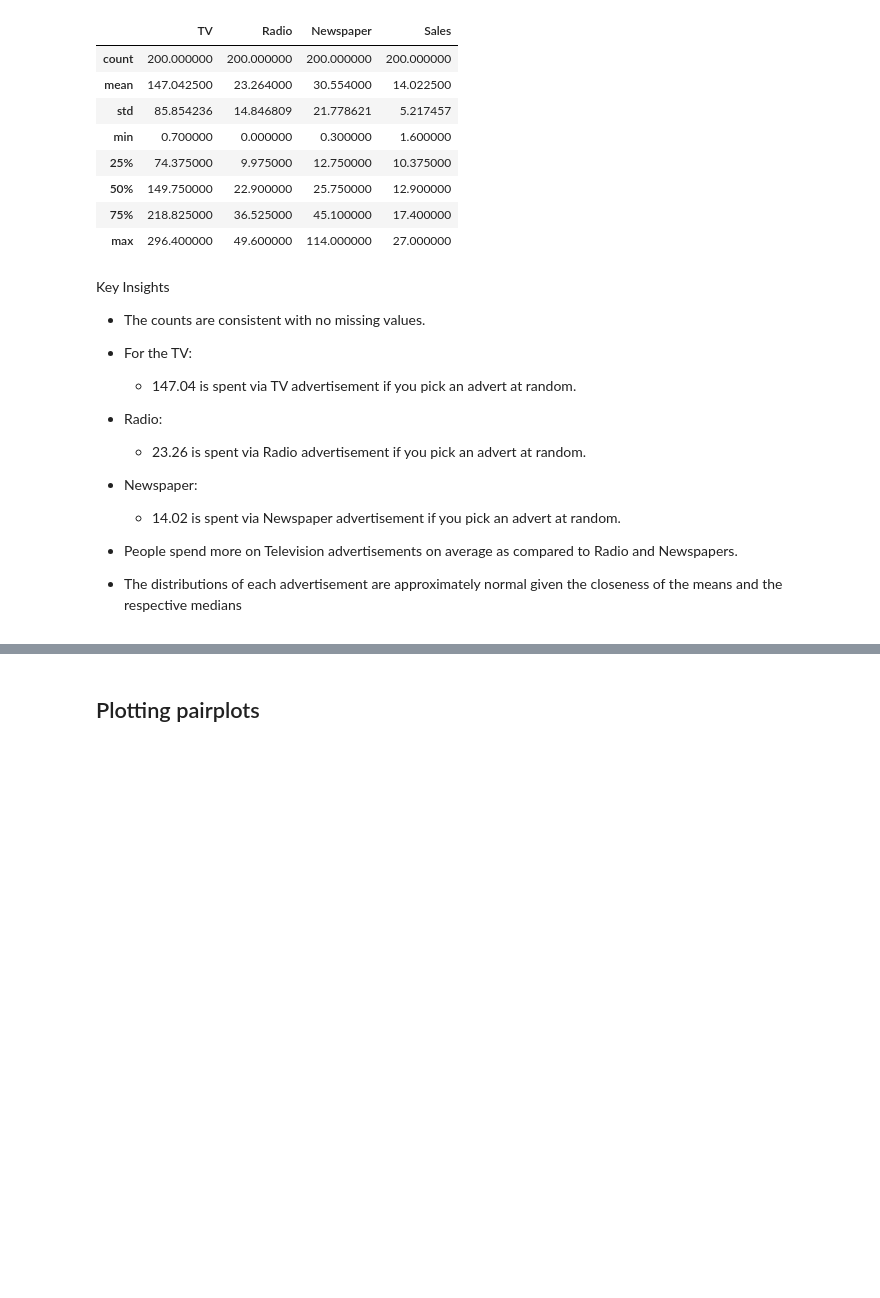
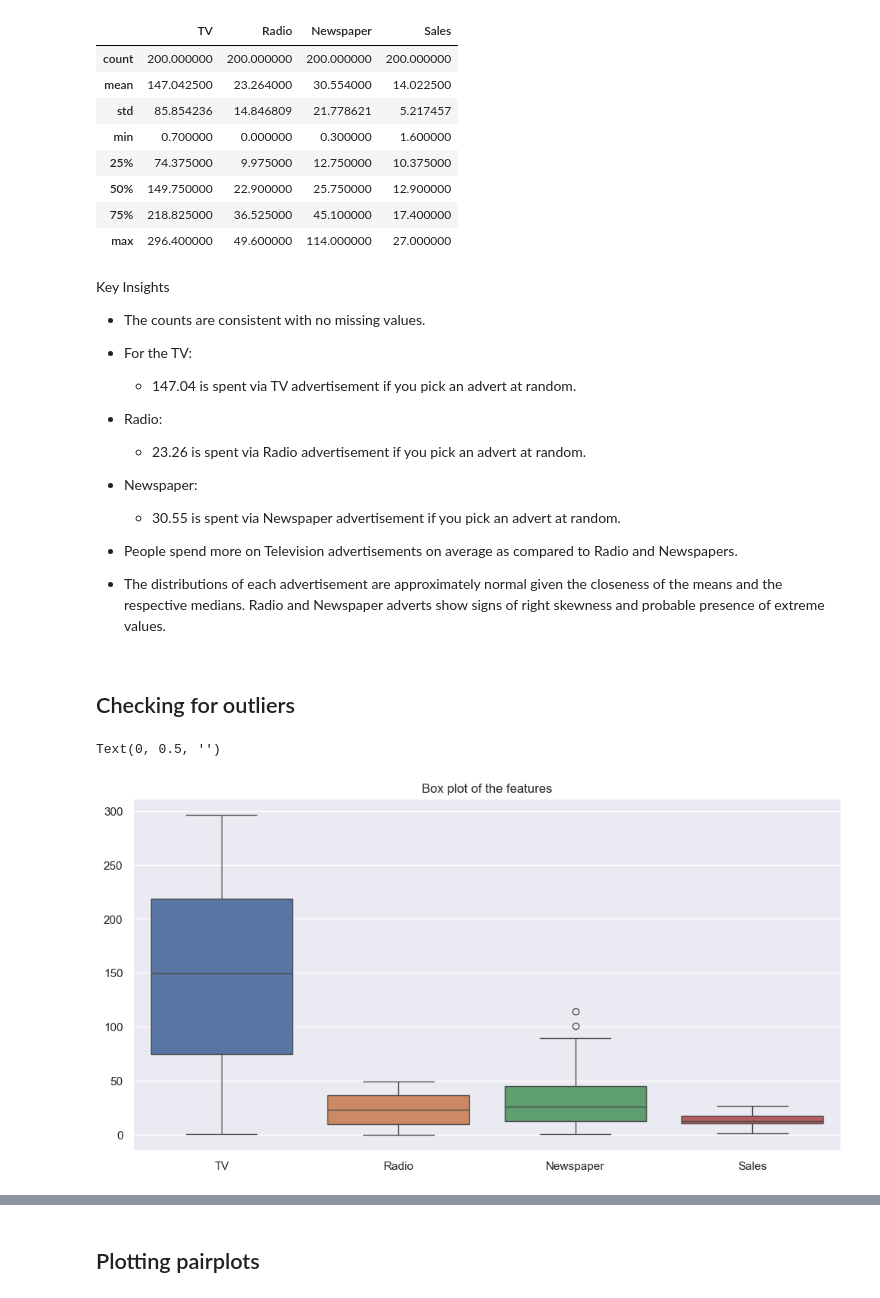
Before and after one commit to kjkyagambiddwa/OIBSIP, a Jupyter notebook: DataScience-Task5-SalesPrediction/Sales_Prediction.ipynb, the cells around one changed output, grey strips where cells are left out. Saved outputs shown, nothing was run; the diff lists cells and outputs as text; code cells hidden in the pictures; blank space fills up the shorter version.

```diff
--- a/DataScience-Task5-SalesPrediction/Sales_Prediction.ipynb
+++ b/DataScience-Task5-SalesPrediction/Sales_Prediction.ipynb
@@ -88,7 +94,18 @@ Key Insights
 - Radio:
     - 23.26 is spent via Radio advertisement if you pick an advert at random.
 - Newspaper:
-    - 14.02 is spent via Newspaper advertisement if you pick an advert at random.
+    - 30.55 is spent via Newspaper advertisement if you pick an advert at random.
 
 - People spend more on Television advertisements on average as compared to Radio and Newspapers.
-- The distributions of each advertisement are approximately normal given the closeness of the means and the respective medians
+- The distributions of each advertisement are approximately normal given the closeness of the means and the respective medians. Radio and Newspaper adverts show signs of right skewness and probable presence of extreme values.
+# %% [markdown]
+## Checking for outliers
+# %%
+plt.figure(figsize=(12,6))
+sns.boxplot(df1)
+plt.title("Box plot of the features")
+plt.xlabel("")
+plt.ylabel("")
+# %% [output]
+Text(0, 0.5, '')
+[figure, added]
```
Also changed, not shown: parts of 48 cells of this notebook.
